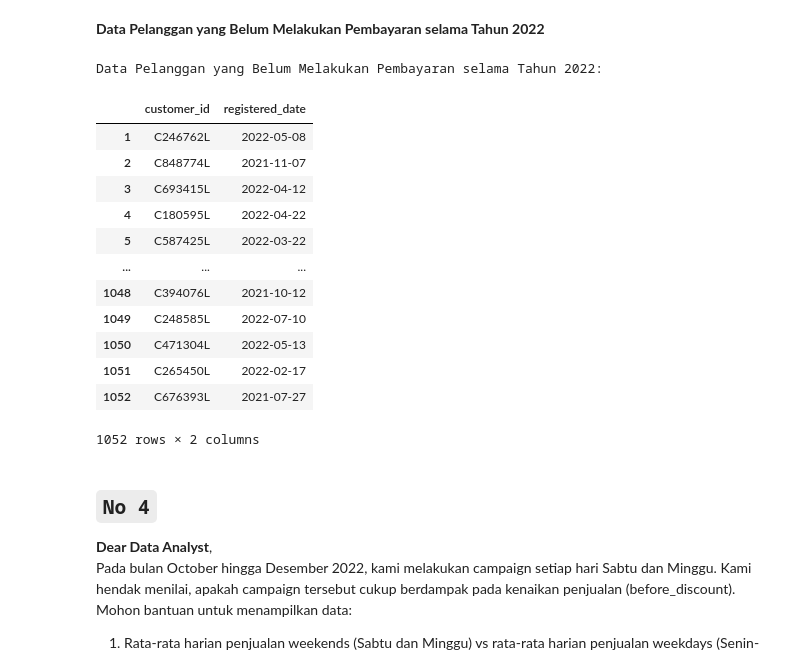
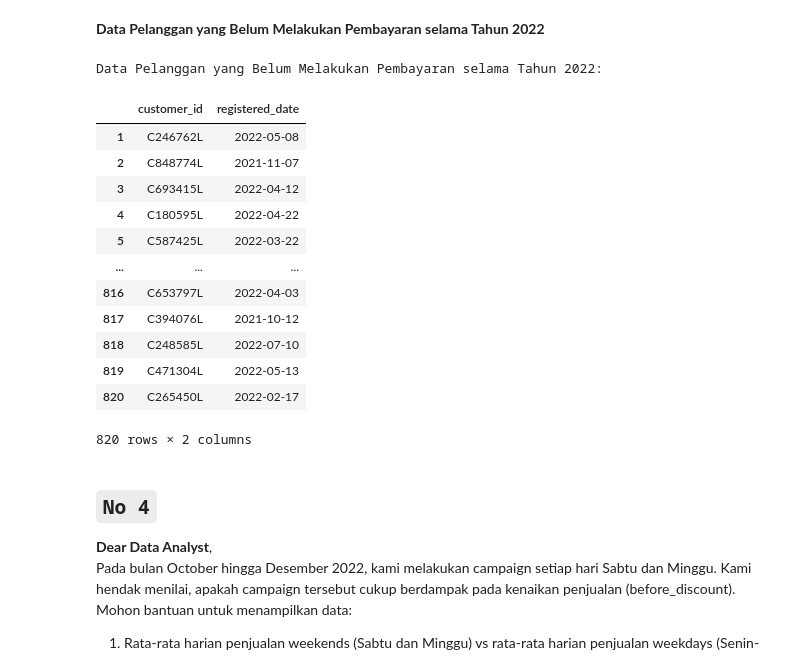
Before and after one commit to SefticoFIB/myskill, a Jupyter notebook: Python_Exercise.ipynb, the cells around one changed output. Drawn from its saved outputs; the diff is of its cells as text; code cells hidden in the pictures.

```diff
--- a/Python_Exercise.ipynb
+++ b/Python_Exercise.ipynb
@@ -415,31 +419,31 @@ Regards
 # %%
 # Memfilter data dengan gross = 1, valid = 0, net = 0, dan transaksi selama tahun 2022
 filtered_data = df[(df['is_gross'] == 1) & (df['is_valid'] == 0) & (df['is_net'] == 0) & (df['order_date'].dt.year == 2022)]
 
 # Mengambil ID Customer dan Registered Date
-customer_info = filtered_data[['customer_id', 'registered_date']]
+customer_info = filtered_data[['customer_id', 'registered_date']].drop_duplicates()
 
 customer_info.reset_index(drop=True, inplace=True)
 customer_info.index += 1
 
 # Menampilkan hasil
 print("Data Pelanggan yang Belum Melakukan Pembayaran selama Tahun 2022:")
 customer_info
 # %% [output]
 Data Pelanggan yang Belum Melakukan Pembayaran selama Tahun 2022:
 |  | customer_id | registered_date |
 | 1 | C246762L | 2022-05-08 |
 | 2 | C848774L | 2021-11-07 |
 | 3 | C693415L | 2022-04-12 |
 | 4 | C180595L | 2022-04-22 |
 | 5 | C587425L | 2022-03-22 |
 | ... | ... | ... |
-| 1048 | C394076L | 2021-10-12 |
-| 1049 | C248585L | 2022-07-10 |
-| 1050 | C471304L | 2022-05-13 |
-| 1051 | C265450L | 2022-02-17 |
-| 1052 | C676393L | 2021-07-27 |
+| 816 | C653797L | 2022-04-03 |
+| 817 | C394076L | 2021-10-12 |
+| 818 | C248585L | 2022-07-10 |
+| 819 | C471304L | 2022-05-13 |
+| 820 | C265450L | 2022-02-17 |
-1052 rows × 2 columns
+820 rows × 2 columns
 # %%
 # #Jalankan kode ini untuk mendownload file
 # from google.colab import files
```
Also changed, not shown: parts of 7 cells of this notebook.
